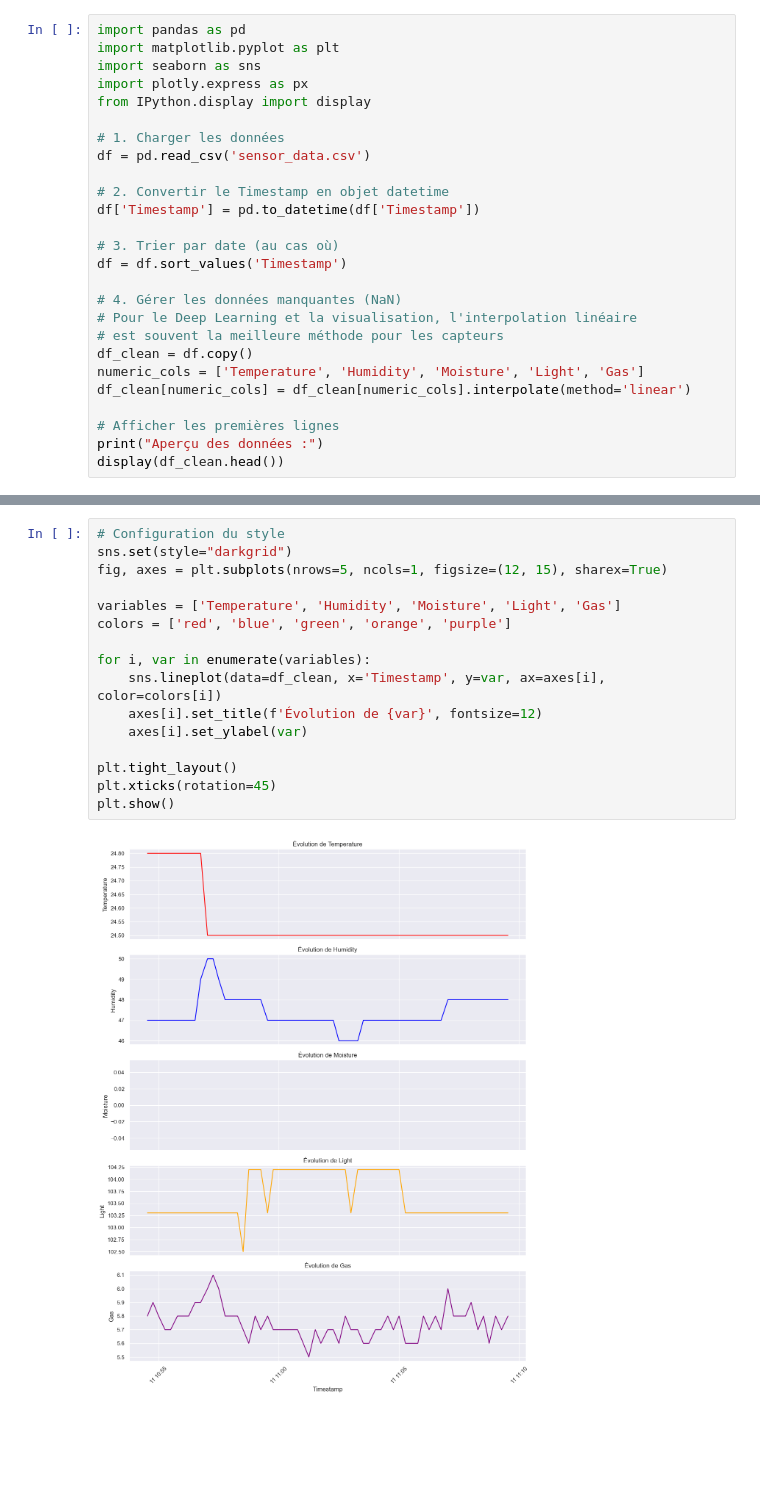
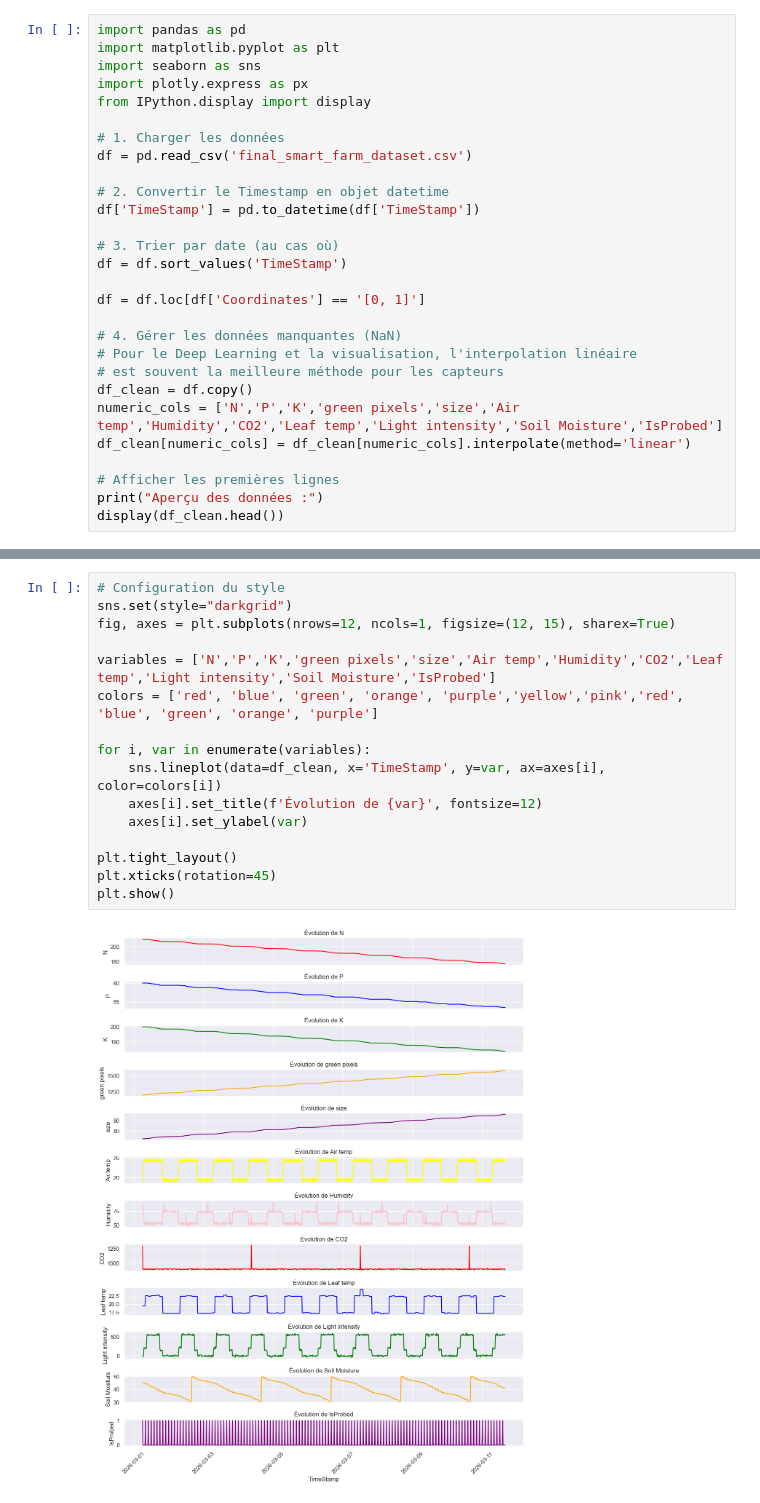
Before and after one commit to Tenko2nd/SmartFarm, a Jupyter notebook: CSVVisualization.ipynb, the cells around one changed output, grey strips where cells are left out. Saved outputs shown, nothing was run; the diff lists cells and outputs as text; blank space fills up the shorter version.

```diff
--- a/CSVVisualization.ipynb
+++ b/CSVVisualization.ipynb
@@ -6,19 +6,21 @@ import plotly.express as px
 from IPython.display import display
 
 # 1. Charger les données
-df = pd.read_csv('sensor_data.csv')
+df = pd.read_csv('final_smart_farm_dataset.csv')
 
 # 2. Convertir le Timestamp en objet datetime
-df['Timestamp'] = pd.to_datetime(df['Timestamp'])
+df['TimeStamp'] = pd.to_datetime(df['TimeStamp'])
 
 # 3. Trier par date (au cas où)
-df = df.sort_values('Timestamp')
+df = df.sort_values('TimeStamp')
+
+df = df.loc[df['Coordinates'] == '[0, 1]']
 
 # 4. Gérer les données manquantes (NaN)
 # Pour le Deep Learning et la visualisation, l'interpolation linéaire
 # est souvent la meilleure méthode pour les capteurs
 df_clean = df.copy()
-numeric_cols = ['Temperature', 'Humidity', 'Moisture', 'Light', 'Gas']
+numeric_cols = ['N','P','K','green pixels','size','Air temp','Humidity','CO2','Leaf temp','Light intensity','Soil Moisture','IsProbed']
 df_clean[numeric_cols] = df_clean[numeric_cols].interpolate(method='linear')
 
 # Afficher les premières lignes
@@ -35,20 +31,20 @@ Aperçu des données :
 # %%
 # Configuration du style
 sns.set(style="darkgrid")
-fig, axes = plt.subplots(nrows=5, ncols=1, figsize=(12, 15), sharex=True)
+fig, axes = plt.subplots(nrows=12, ncols=1, figsize=(12, 15), sharex=True)
 
-variables = ['Temperature', 'Humidity', 'Moisture', 'Light', 'Gas']
-colors = ['red', 'blue', 'green', 'orange', 'purple']
+variables = ['N','P','K','green pixels','size','Air temp','Humidity','CO2','Leaf temp','Light intensity','Soil Moisture','IsProbed']
+colors = ['red', 'blue', 'green', 'orange', 'purple','yellow','pink','red', 'blue', 'green', 'orange', 'purple']
 
 for i, var in enumerate(variables):
-    sns.lineplot(data=df_clean, x='Timestamp', y=var, ax=axes[i], color=colors[i])
+    sns.lineplot(data=df_clean, x='TimeStamp', y=var, ax=axes[i], color=colors[i])
     axes[i].set_title(f'Évolution de {var}', fontsize=12)
     axes[i].set_ylabel(var)
 
 plt.tight_layout()
 plt.xticks(rotation=45)
 plt.show()
 # %% [output]
-[figure, old version]
+[figure, new version]
 # %%
 # Transformation des données pour Plotly (format long)
```
Also changed, not shown: parts of 2 cells of this notebook, 2 other files.
